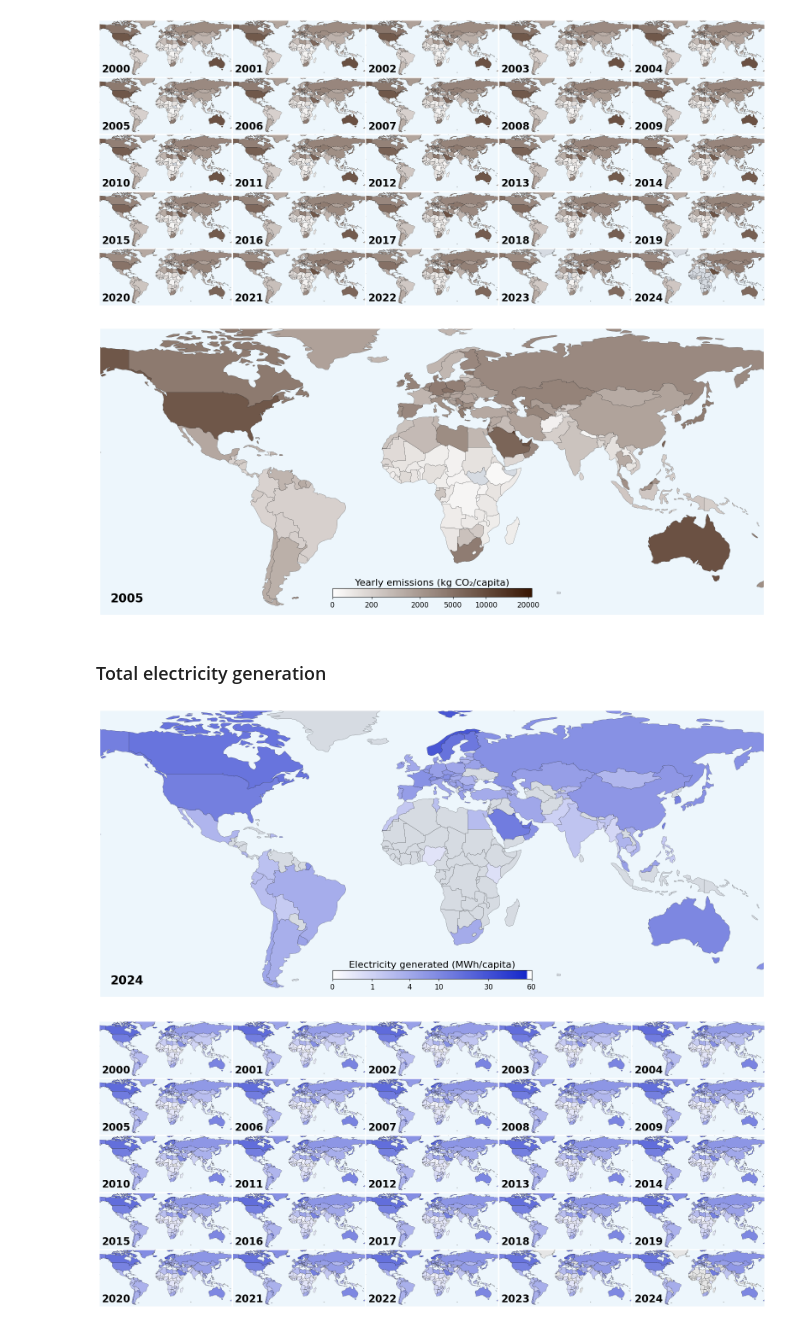
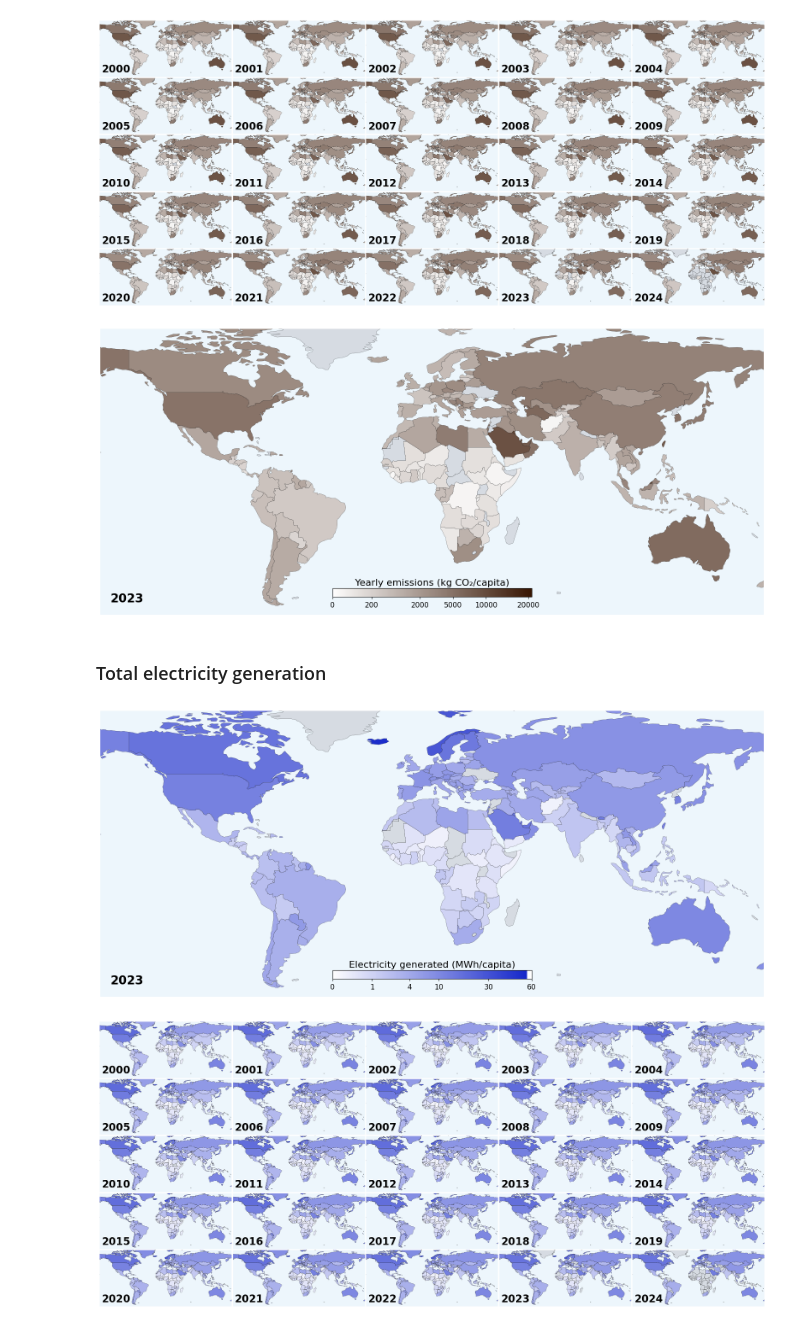
Before and after one commit to raulgarciadiez/energy_maps, a Jupyter notebook: color_code.ipynb, the cells around one changed output. Saved outputs shown, nothing was run; the diff lists cells and outputs as text; code cells hidden in the pictures.

```diff
--- a/color_code.ipynb
+++ b/color_code.ipynb
@@ -494,11 +494,3 @@ def plot_map(ax, Year, DATA_COLUMN, color_max, cbar_label, cbar_ON = True, n_tic
     return ax
 # %% [markdown]
 ### CO2 emissions
-# %%
-tcd_emissions = {
-    year: data["COD"].get("Total emissions per capita", None)
-    for year, data in year_results.items()
-    if "COD" in data
-}
-
-tcd_emissions
@@ -573,26 +547,26 @@ for f in filenames:
         pass
 # %%
 DATA_COLUMN = "Total emissions per capita"
-Year =2005
+Year =2023
 cbar_label = "Yearly emissions (kg CO₂/capita)"
 
 fig, ax = plt.subplots(figsize=(20, 10))
 plot_map(ax,Year, DATA_COLUMN, "#381603", cbar_label, cbar_ON=True)
 fig.savefig(f"map_{DATA_COLUMN}_{Year}.jpg", dpi=300, bbox_inches="tight")
 # %% [output]
-[figure, old version]
+[figure, new version]
 # %% [markdown]
 ### Total electricity generation
 # %%
 DATA_COLUMN = "Total Generation per capita"
-Year =2024
+Year =2023
 cbar_label = "Electricity generated (MWh/capita)"
 
 fig, ax = plt.subplots(figsize=(20, 10))
 plot_map(ax,Year, DATA_COLUMN, "#1628CA", cbar_label, cbar_ON=True)
 fig.savefig(f"map_{DATA_COLUMN}_{Year}.jpg", dpi=300, bbox_inches="tight")
 # %% [output]
-[figure, old version]
+[figure, new version]
 # %%
 DATA_COLUMN = "Total Generation per capita"
 
```
Also changed, not shown: parts of 2 cells of this notebook, 7 other files.
